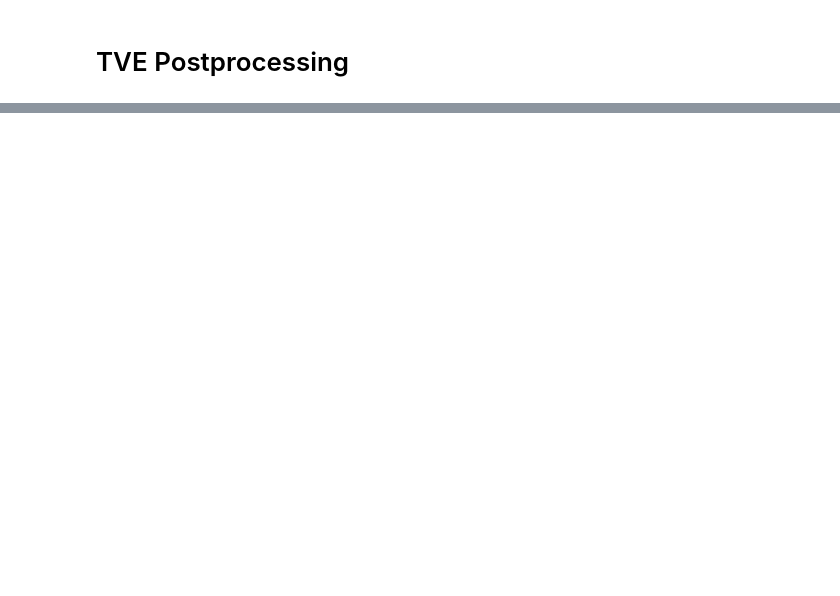
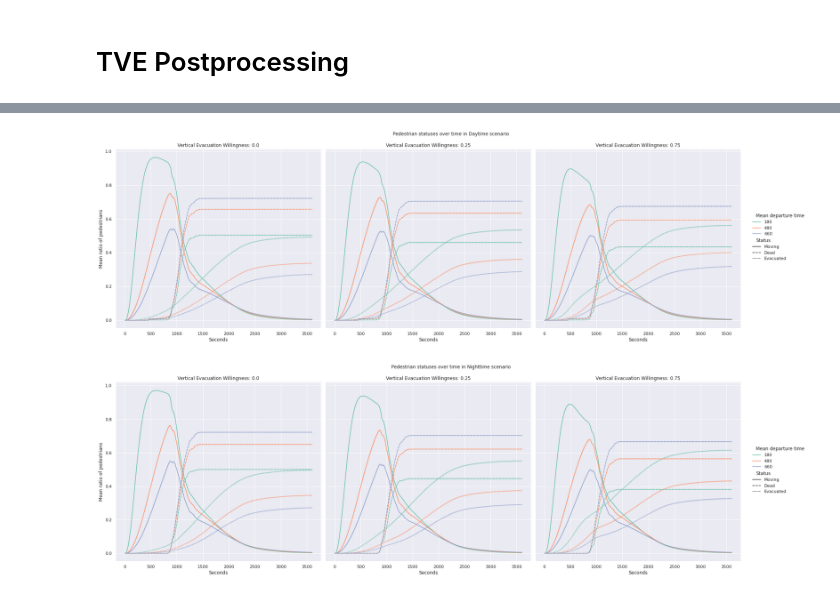
Before and after one commit to aoguedao/tsunami-vertical-evacuation, a Jupyter notebook: notebooks/postprocessing.ipynb, the cells around one changed output, grey strips where cells are left out. Cells and saved outputs as stored; diff of their text form; code cells hidden in the pictures; blank space fills up the shorter version.

Commit message:
postprocessing and algorithm workflow

```diff
--- a/notebooks/postprocessing.ipynb
+++ b/notebooks/postprocessing.ipynb
@@ -67,0 +22,4 @@ shelters.plot()
+# %%
+epsg = "epsg:32719"
+city = "vina_del_mar"
+tsunami_scenario = "tsunami_1730"
@@ -67,0 +176,17 @@ shelters.plot()
+# %%
+data_melted = (
+    data.assign(
+        n_total=lambda x: x["population_scenario"].map(pop_scenario_total_dict),
+        Moving=lambda x: x["n_moving"] / x["n_total"],
+        Dead=lambda x: x["n_dead"] / x["n_total"],
+        Evacuated=lambda x: x["n_evacuated"] / x["n_total"],
+    )
+    .melt(
+        id_vars=["evacuation_type", "vert_evacuation_willingness_prob", "population_scenario", "departure_time_mean", "batch_run", "seconds"],
+        value_vars=["Moving", "Dead", "Evacuated"],
+        var_name="Status",
+        value_name="perc_pedestrians"
+    )
+    .rename(columns={"departure_time_mean": "Mean departure time"})
+)
+data_melted.head()
@@ -67,0 +200,27 @@ shelters.plot()
+# %%
+for pop_scenario in ["daytime", "nighttime"]:
+    g = sns.relplot(
+        data=data_melted.query("population_scenario == @pop_scenario"),
+        x="seconds",
+        y="perc_pedestrians",
+        col="vert_evacuation_willingness_prob",
+        hue="Mean departure time",
+        style="Status",
+        kind="line",
+        ci="sd",
+        palette="Set2",
+        height=8,
+    )
+
+    (
+        g.set_axis_labels("Seconds", "Mean ratio of pedestrians")
+        .set_titles("Vertical Evacuation Willingness: {col_name}")
+        .tight_layout(w_pad=1)
+    )
+    g.fig.subplots_adjust(top=0.9)
+    g.fig.suptitle(f"Pedestrian statuses over time in {pop_scenario.capitalize()} scenario")
+    plt.savefig(postprocessing_path / f"status_curve_{pop_scenario}.png", dpi=300)
+    plt.show()
+# %% [output]
+[figure, added]
+[figure, added]
```
Also changed, not shown: parts of 30 cells of this notebook, 4 other files.
